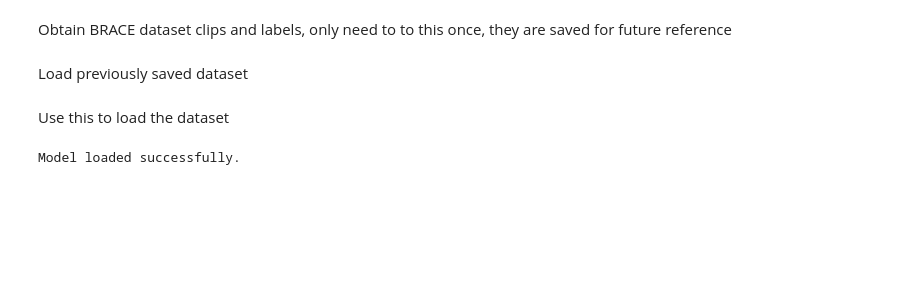
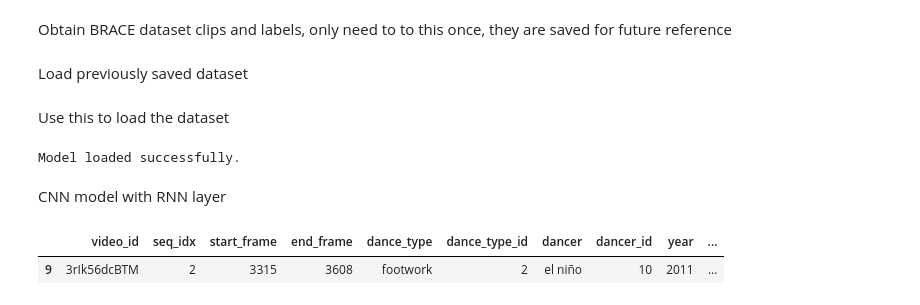
Before and after one commit to sarahaptumich/capstone, a Jupyter notebook: brace.ipynb, the cells around one changed output. Cells and saved outputs as stored; diff of their text form; code cells hidden in the pictures; blank space fills up the shorter version.

```diff
--- a/brace.ipynb
+++ b/brace.ipynb
@@ -191,0 +209,2 @@ print(f'Accuracy of the model on the test dataset: {accuracy:.2f}%')
+# %% [markdown]
+CNN model with RNN layer
@@ -191,0 +222,5 @@ print(f'Accuracy of the model on the test dataset: {accuracy:.2f}%')
+# %%
+segments[segments['uid']=='3rIk56dcBTM.3315.3608']
+# %% [output]
+|  | video_id | seq_idx | start_frame | end_frame | dance_type | dance_type_id | dancer | dancer_id | year | ... |
+| 9 | 3rIk56dcBTM | 2 | 3315 | 3608 | footwork | 2 | el niño | 10 | 2011 | ... |
```
Also changed, not shown: parts of 25 cells of this notebook.
